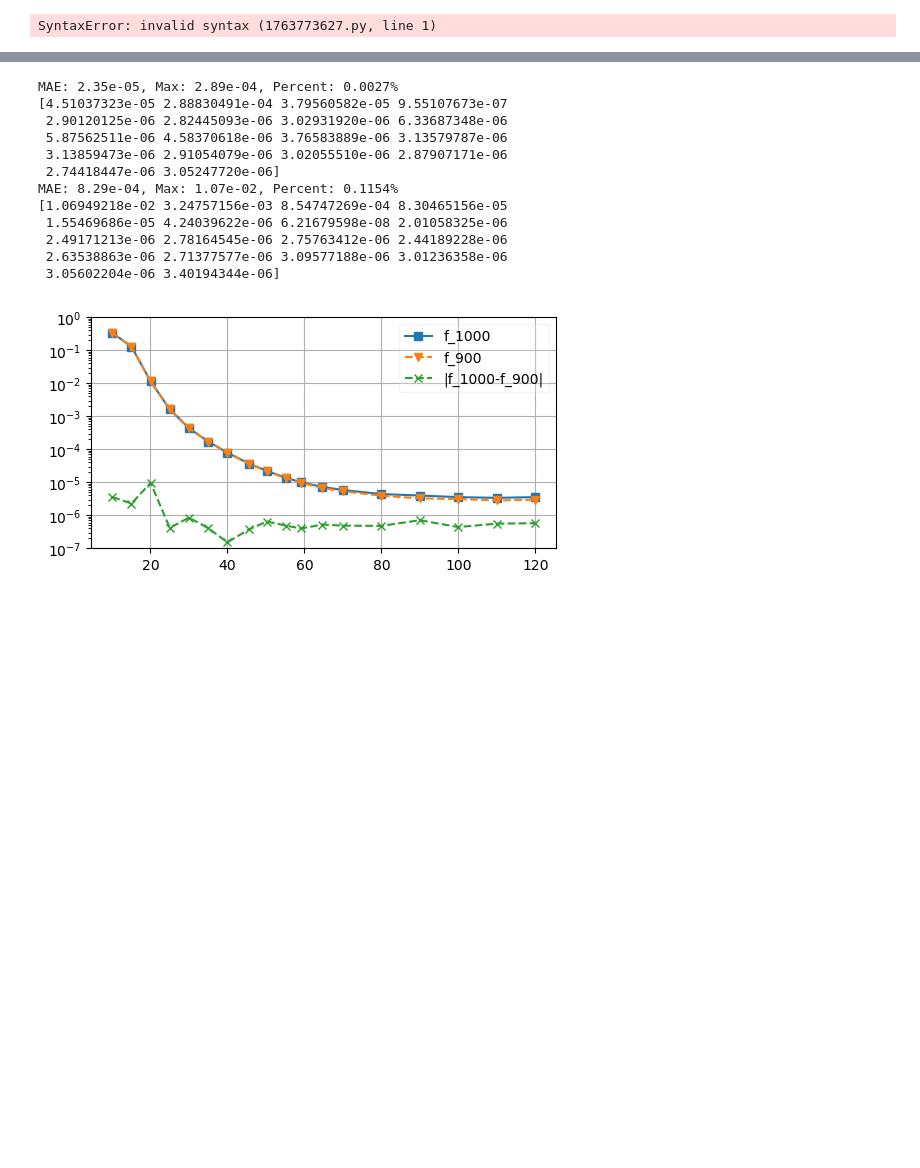
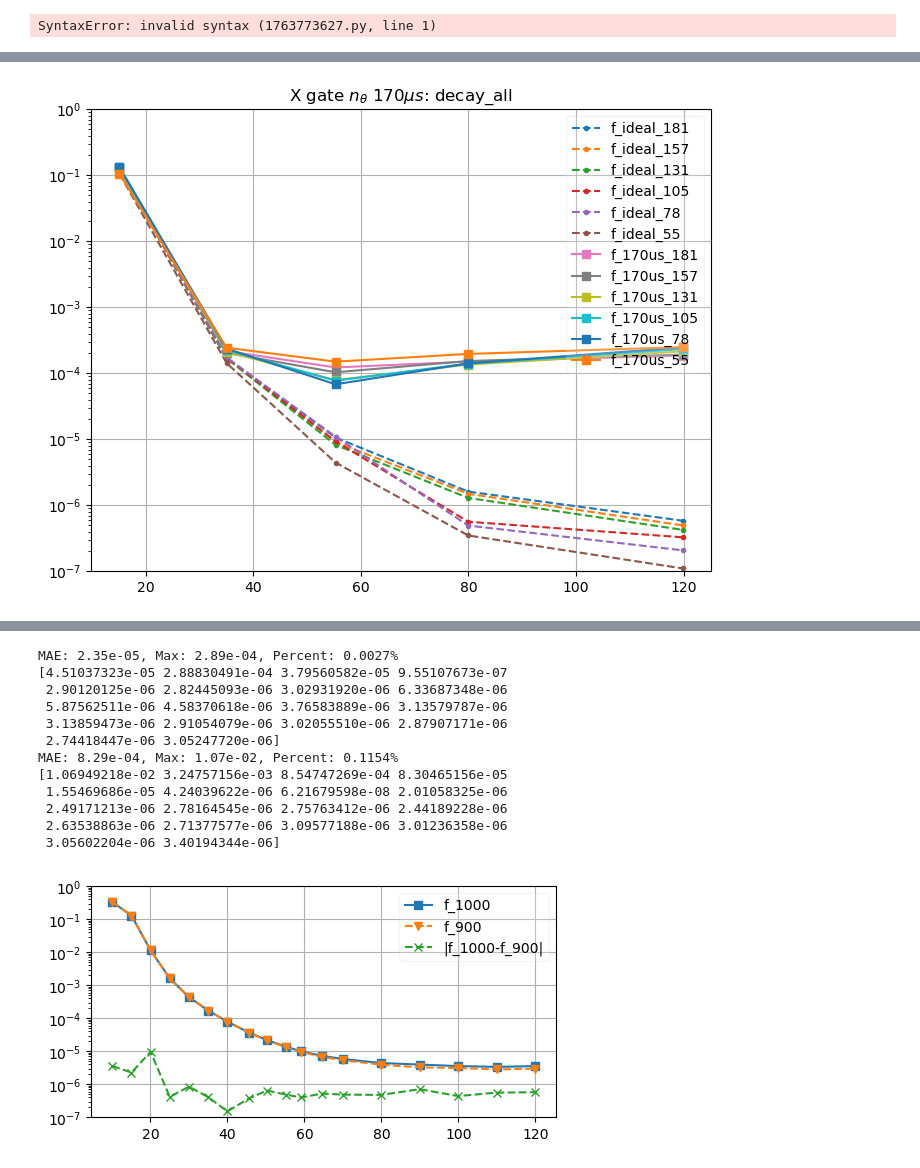
Before and after one commit to Zhenxing2020/two_qubit_gate_for_zero_pi_qubit, a Jupyter notebook: X_gate/Xgate_plot_theta.ipynb, the cells around one changed output, grey strips where cells are left out. Cells and saved outputs as stored; diff of their text form; code cells hidden in the pictures; blank space fills up the shorter version.

```diff
--- a/X_gate/Xgate_plot_theta.ipynb
+++ b/X_gate/Xgate_plot_theta.ipynb
@@ -205 +185,35 @@ f_78_3us = np.array([
+# %%
+fig, ax = plt.subplots(figsize=(8,6))
+plt.plot(params[:,0], 10**f_ideal_181, '.--', label=r'f_ideal_181') # 350
+plt.plot(params[:,0], 10**f_ideal_157, '.--', label=r'f_ideal_157') # 300
+plt.plot(params[:,0], 10**f_ideal_131, '.--', label=r'f_ideal_131') # 250
+# plt.plot(params[:,0], 10**f_ideal_118, '.--', label=r'f_ideal_118') # 225
+plt.plot(params[:,0], 10**f_ideal_105, '.--', label=r'f_ideal_105') # 200
+# plt.plot(params[:,0], 10**f_ideal_92, '.--', label=r'f_ideal_92') # 175
+plt.plot(params[:,0], 10**f_ideal_78, '.--', label=r'f_ideal_78') # 150
+# plt.plot(params[:,0], 10**f_ideal_68, '.--', label=r'f_ideal_68') # 125
+plt.plot(params[:,0], 10**f_ideal_55, '.--', label=r'f_ideal_55') # 100
+# plt.plot(params[:,0], 10**f_ideal_41, '.--', label=r'f_ideal_41') # 75
+
+plt.plot(params[:,0], 10**f_170us_181, 's-', label=r'f_170us_181')
+plt.plot(params[:,0], 10**f_170us_157, 's-', label=r'f_170us_157')
+plt.plot(params[:,0], 10**f_170us_131, 's-', label=r'f_170us_131')
+# plt.plot(params[:,0], 10**f_170us_118, 's-', label=r'f_170us_118')
+plt.plot(params[:,0], 10**f_170us_105, 's-', label=r'f_170us_105')
+# plt.plot(params[:,0], 10**f_170us_92, 's-', label=r'f_170us_92')
+plt.plot(params[:,0], 10**f_170us_78, 's-', label=r'f_170us_78')
+# plt.plot(params[:,0], 10**f_170us_68, 's-', label=r'f_170us_68')
+plt.plot(params[:,0], 10**f_170us_55, 's-', label=r'f_170us_55')
+# plt.plot(params[:,0], 10**f_170us_41, 's-', label=r'f_170us_41')
+plt.title(r'X gate $n_\theta\ 170\mu s$: decay_all')
+plt.yscale('log')
+plt.ylim(1e-7, 1e0)
+# plt.title(f"Mean Absolute Error: {mae2:.2e}")
+# plt.xlabel('Gate Time $t_g$ (ns)')
+# plt.ylabel('Gate Error')
+plt.grid()
+legend = plt.legend(    loc="best",    )
+legend.get_frame().set_alpha(0.2)  # 0.5 makes the legend 50% transparent
+# %% [output]
+[figure, added]
 # %%
```
Also changed, not shown: parts of 25 cells of this notebook, 41 other files.
